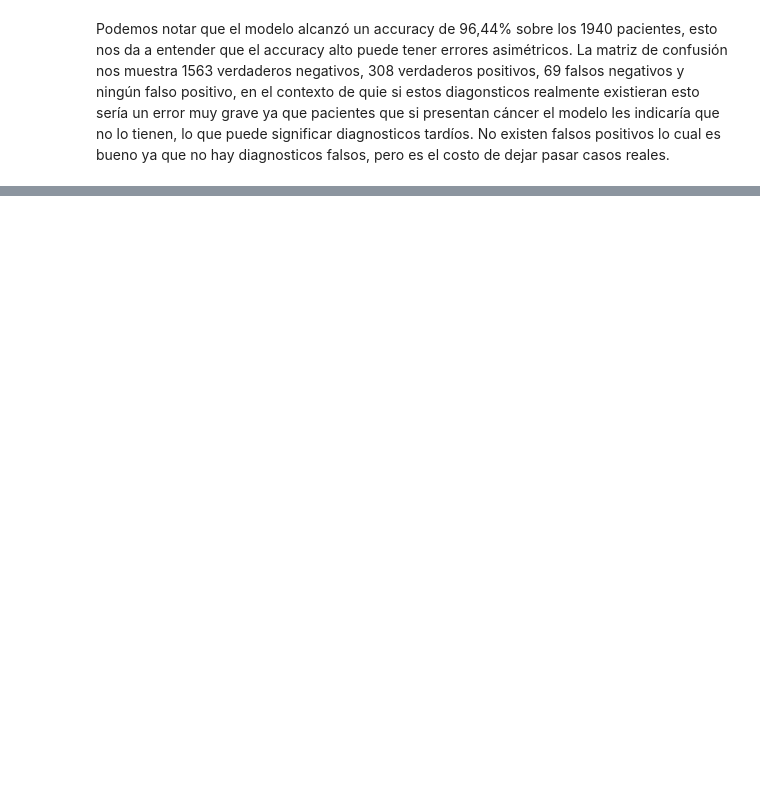
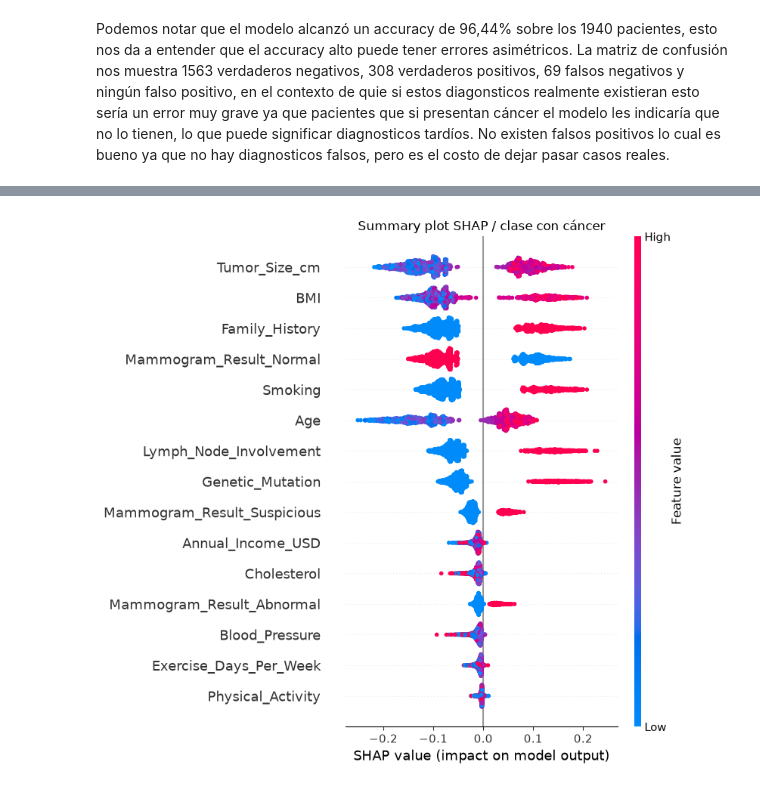
Before and after one commit to nacho200515/Taller_1_etica_para_ciencia_de_datos, a Jupyter notebook: Taller3/Taller_sumativo_3.ipynb, the cells around one changed output, grey strips where cells are left out. Cells and saved outputs as stored; diff of their text form; code cells hidden in the pictures; blank space fills up the shorter version.

Commit message:
Parte 2.5: valores SHAP, summary plot y análisis

```diff
--- a/Taller3/Taller_sumativo_3.ipynb
+++ b/Taller3/Taller_sumativo_3.ipynb
@@ -264,0 +274,13 @@ La matriz de confusión nos muestra 1563 verdaderos negativos, 308 verdaderos po
+# %%
+explainer = shap.TreeExplainer(rf)
+shap_values = explainer(X_test)
+
+# nos quedamos con la clase 1 = con cancer
+sv = shap_values[:, :, 1]
+# %%
+shap.summary_plot(sv.values, X_test, max_display=15, show=False)
+plt.title("Summary plot SHAP / clase con cáncer")
+plt.tight_layout()
+plt.show()
+# %% [output]
+[figure, added]
```
Also changed, not shown: parts of 10 cells of this notebook.
